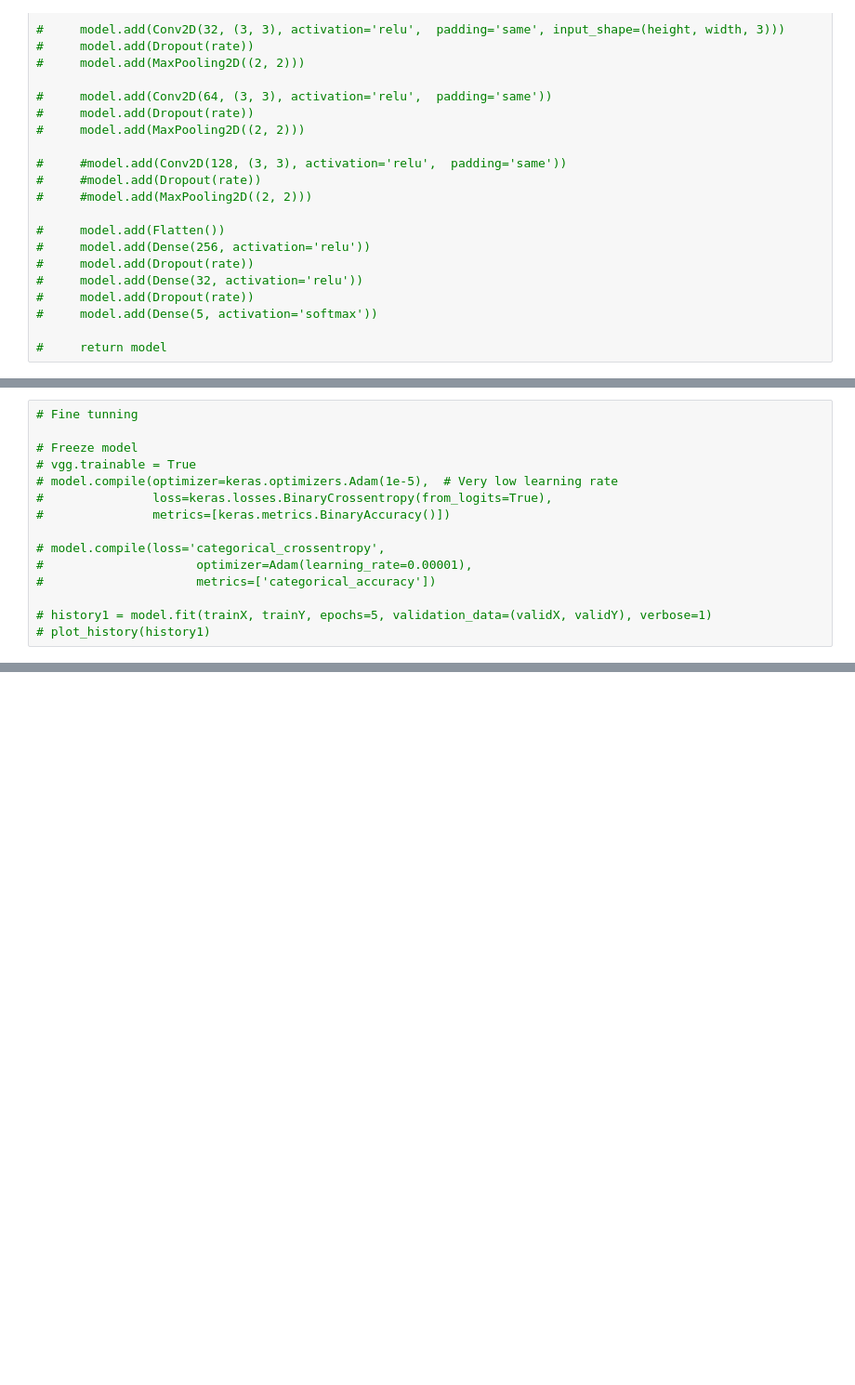
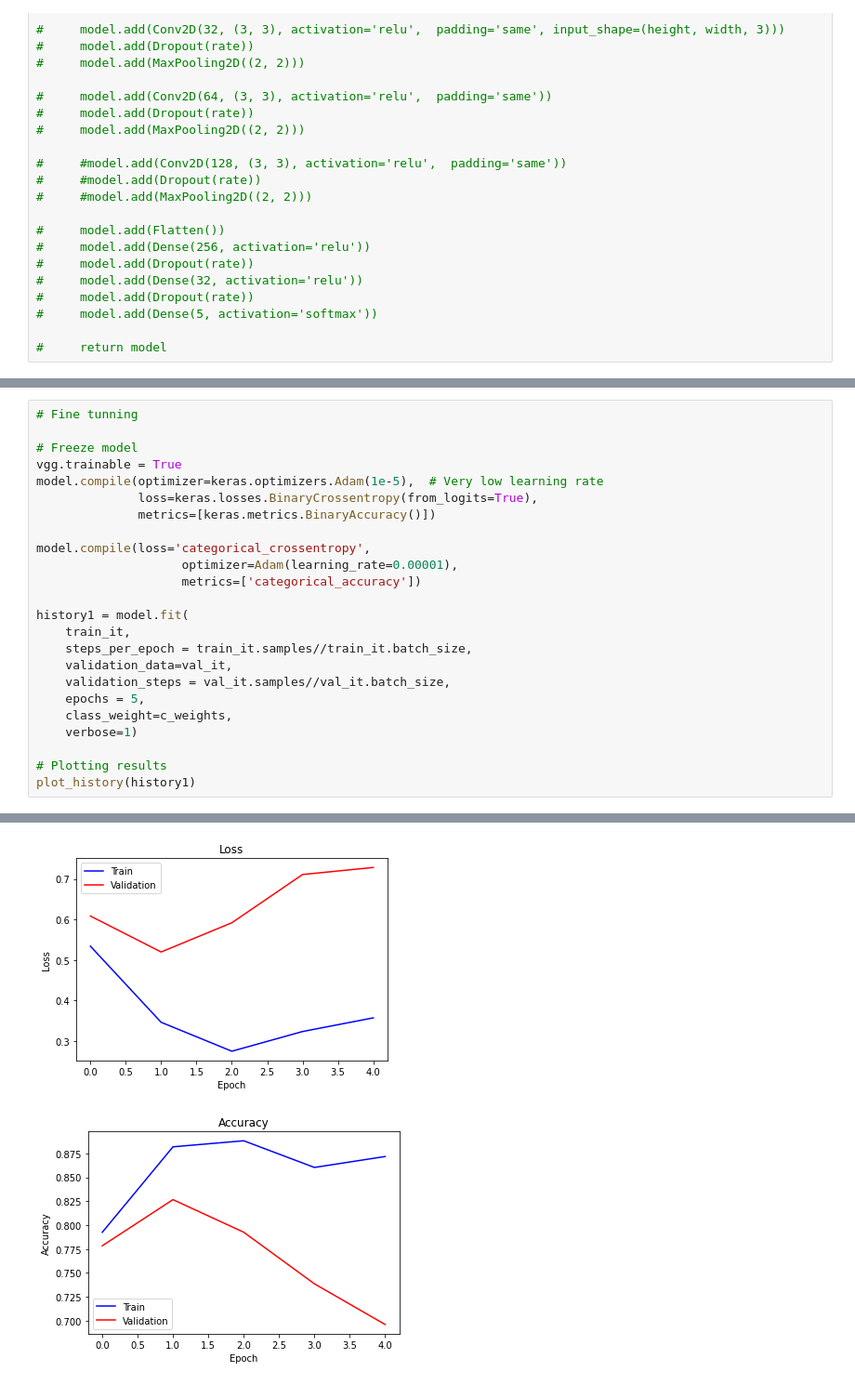
Before and after one commit to danmenloz/LeafWilting, a Jupyter notebook: DanielCNN.ipynb, the cells around one changed output, grey strips where cells are left out. Shown at 93% size. Drawn from its saved outputs; the diff is of its cells as text; blank space fills up the shorter version.

```diff
--- a/DanielCNN.ipynb
+++ b/DanielCNN.ipynb
@@ -323,14 +318,24 @@ plot_history(history)
 # Fine tunning
 
 # Freeze model
-# vgg.trainable = True
-# model.compile(optimizer=keras.optimizers.Adam(1e-5),  # Very low learning rate
-#               loss=keras.losses.BinaryCrossentropy(from_logits=True),
-#               metrics=[keras.metrics.BinaryAccuracy()])
+vgg.trainable = True
+model.compile(optimizer=keras.optimizers.Adam(1e-5),  # Very low learning rate
+              loss=keras.losses.BinaryCrossentropy(from_logits=True),
+              metrics=[keras.metrics.BinaryAccuracy()])
 
-# model.compile(loss='categorical_crossentropy',
-#                     optimizer=Adam(learning_rate=0.00001),
-#                     metrics=['categorical_accuracy'])
+model.compile(loss='categorical_crossentropy',
+                    optimizer=Adam(learning_rate=0.00001),
+                    metrics=['categorical_accuracy'])
 
-# history1 = model.fit(trainX, trainY, epochs=5, validation_data=(validX, validY), verbose=1)
-# plot_history(history1)
+history1 = model.fit(
+    train_it,
+    steps_per_epoch = train_it.samples//train_it.batch_size,
+    validation_data=val_it,
+    validation_steps = val_it.samples//val_it.batch_size,
+    epochs = 5,
+    class_weight=c_weights,
+    verbose=1)
+
+# Plotting results
+plot_history(history1)
+# %% [output]
@@ -337,3 +352,5 @@ plot_history(history)
+[figure, added]
+[figure, added]
 # %%
 # Training set
 
```
Also changed, not shown: parts of 12 cells of this notebook.
